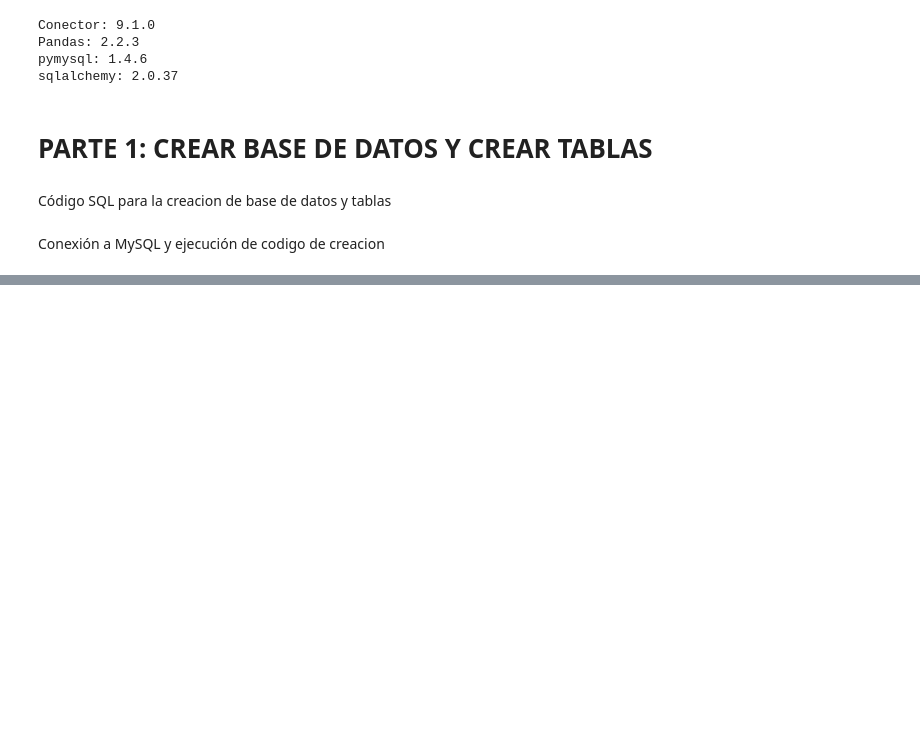
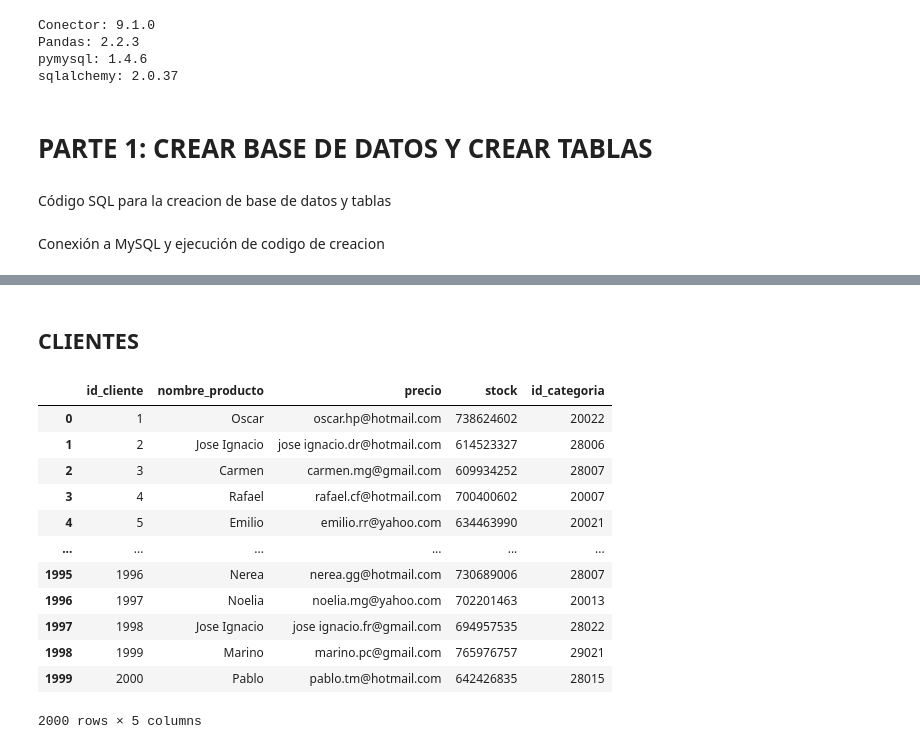
Before and after one commit to promav/PoyectosBootcamp, a Jupyter notebook: Mod4/m4_pablo_romero_avila.ipynb, the cells around one changed output, grey strips where cells are left out. Saved outputs shown, nothing was run; the diff lists cells and outputs as text; code cells hidden in the pictures; blank space fills up the shorter version.

```diff
--- a/Mod4/m4_pablo_romero_avila.ipynb
+++ b/Mod4/m4_pablo_romero_avila.ipynb
@@ -102,0 +264,36 @@ connection.close()
+# %% [markdown]
+## CLIENTES
+# %%
+nombres = ['Carolina', 'Cecilia', 'Alan', 'Kike', 'Panchi', 'Carlos', 'Carmen', 'Emilio', 'Jose Ignacio', 'Luis', 'Maria', 'Marino','Nerea','Noelia', 'Oscar', 'Pablo', 'Rafael']
+apellidos = ['García', 'Martínez', 'López', 'Hernández', 'González', 'Pérez', 'Rodríguez', 'Sánchez', 'Ramírez', 'Torres', 'Flores', 'Rivera', 'Díaz', 'Cruz', 'Morales']
+emails = ['gmail', 'yahoo', 'hotmail']
+codigo_postal = [29000, 28000, 20000]
+
+cliente = []
+
+for num in range (2000):
+    nombre = f'{random.choice(nombres)}'
+    apellido = f'{random.choice(apellidos)} {random.choice(apellidos)}'
+    email = f'{nombre.lower()}.{apellido.split()[0][:1].lower()}{apellido.split()[1][:1].lower()}@{random.choice(emails)}.com'
+    telefono = random.randint(600, 799)*1000000+random.randint(100000, 999999)
+    cp = random.choice(codigo_postal) + random.randint(1, 25)
+    cliente.append([nombre, email, telefono, cp])
+
+df_clientes = pd.DataFrame(cliente, columns=['nombre_producto','precio','stock', 'id_categoria'])
+df_clientes=df_clientes.reset_index().rename({'index': 'id_cliente'}, axis=1)
+df_clientes['id_cliente'] = df_clientes['id_cliente'] + 1
+df_clientes
+# %% [output]
+|  | id_cliente | nombre_producto | precio | stock | id_categoria |
+| 0 | 1 | Oscar | oscar.hp@hotmail.com | 738624602 | 20022 |
+| 1 | 2 | Jose Ignacio | jose ignacio.dr@hotmail.com | 614523327 | 28006 |
+| 2 | 3 | Carmen | carmen.mg@gmail.com | 609934252 | 28007 |
+| 3 | 4 | Rafael | rafael.cf@hotmail.com | 700400602 | 20007 |
+| 4 | 5 | Emilio | emilio.rr@yahoo.com | 634463990 | 20021 |
+| ... | ... | ... | ... | ... | ... |
+| 1995 | 1996 | Nerea | nerea.gg@hotmail.com | 730689006 | 28007 |
+| 1996 | 1997 | Noelia | noelia.mg@yahoo.com | 702201463 | 20013 |
+| 1997 | 1998 | Jose Ignacio | jose ignacio.fr@gmail.com | 694957535 | 28022 |
+| 1998 | 1999 | Marino | marino.pc@gmail.com | 765976757 | 29021 |
+| 1999 | 2000 | Pablo | pablo.tm@hotmail.com | 642426835 | 28015 |
+2000 rows × 5 columns
```
Also changed, not shown: parts of 17 cells of this notebook.
